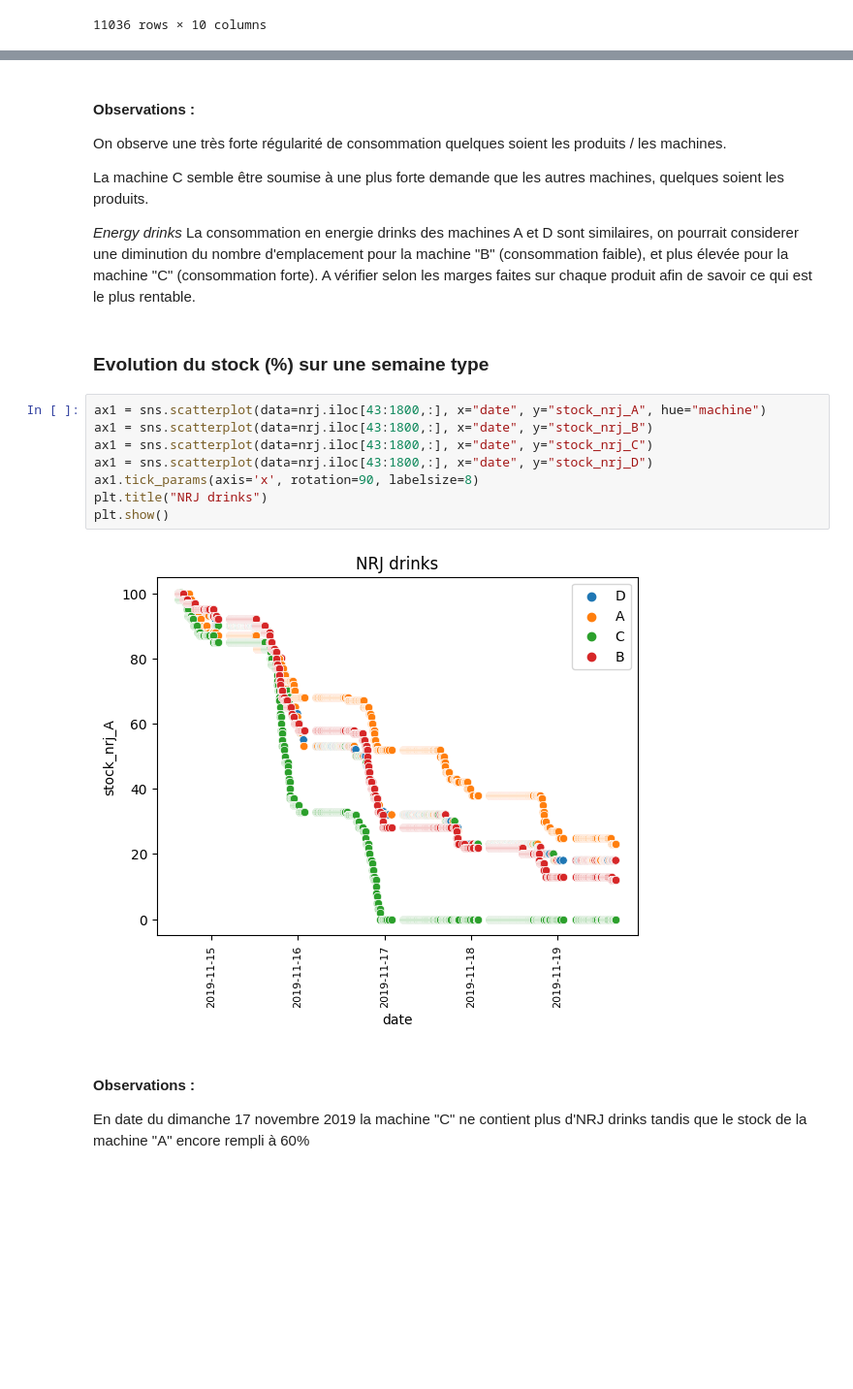
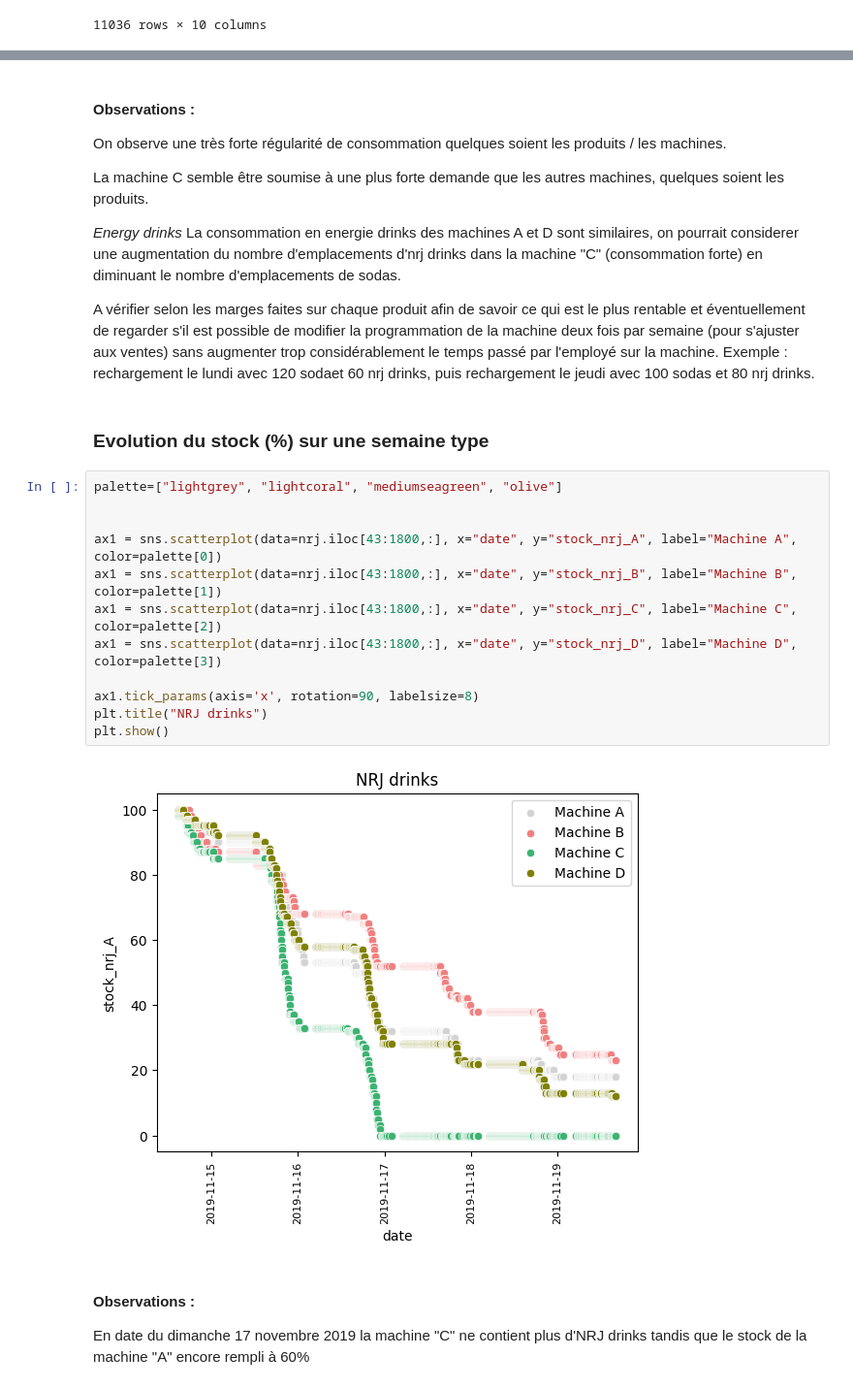
Before and after one commit to manonbay/beverage_dispenser, a Jupyter notebook: W18.Distributeur_boissons_3.ipynb, the cells around one changed output, grey strips where cells are left out. Shown at 97% size. Saved outputs shown, nothing was run; the diff lists cells and outputs as text; blank space fills up the shorter version.

```diff
--- a/W18.Distributeur_boissons_3.ipynb
+++ b/W18.Distributeur_boissons_3.ipynb
@@ -463,21 +488,28 @@ On observe une très forte régularité de consommation quelques soient les prod
 La machine C semble être soumise à une plus forte demande que les autres machines, quelques soient les produits.
 
 *Energy drinks*
-La consommation en energie drinks des machines A et D sont similaires, on pourrait considerer une diminution du nombre d'emplacement
-pour la machine "B" (consommation faible), et plus élevée pour la machine "C" (consommation forte). A vérifier selon les marges faites sur chaque produit
-afin de savoir ce qui est le plus rentable.
+La consommation en energie drinks des machines A et D sont similaires, on pourrait considerer une augmentation du nombre d'emplacements d'nrj drinks
+dans la machine "C" (consommation forte) en diminuant le nombre d'emplacements de sodas.
+
+A vérifier selon les marges faites sur chaque produit afin de savoir ce qui est le plus rentable et éventuellement de regarder s'il est
+possible de modifier la programmation de la machine deux fois par semaine (pour s'ajuster aux ventes) sans augmenter trop considérablement le
+temps passé par l'employé sur la machine. Exemple : rechargement le lundi avec 120 sodaet 60 nrj drinks, puis rechargement le jeudi avec 100 sodas et 80 nrj drinks.
 # %% [markdown]
 ### Evolution du stock (%) sur une semaine type
 # %%
-ax1 = sns.scatterplot(data=nrj.iloc[43:1800,:], x="date", y="stock_nrj_A", hue="machine")
-ax1 = sns.scatterplot(data=nrj.iloc[43:1800,:], x="date", y="stock_nrj_B")
-ax1 = sns.scatterplot(data=nrj.iloc[43:1800,:], x="date", y="stock_nrj_C")
-ax1 = sns.scatterplot(data=nrj.iloc[43:1800,:], x="date", y="stock_nrj_D")
+palette=["lightgrey", "lightcoral", "mediumseagreen", "olive"]
+
+
+ax1 = sns.scatterplot(data=nrj.iloc[43:1800,:], x="date", y="stock_nrj_A", label="Machine A", color=palette[0])
+ax1 = sns.scatterplot(data=nrj.iloc[43:1800,:], x="date", y="stock_nrj_B", label="Machine B", color=palette[1])
+ax1 = sns.scatterplot(data=nrj.iloc[43:1800,:], x="date", y="stock_nrj_C", label="Machine C", color=palette[2])
+ax1 = sns.scatterplot(data=nrj.iloc[43:1800,:], x="date", y="stock_nrj_D", label="Machine D", color=palette[3])
+
 ax1.tick_params(axis='x', rotation=90, labelsize=8)
 plt.title("NRJ drinks")
 plt.show()
 # %% [output]
-[figure, old version]
+[figure, new version]
 # %% [markdown]
 #### Observations :
 En date du dimanche 17 novembre 2019 la machine "C" ne contient plus d'NRJ drinks tandis que le stock de la machine "A" encore rempli à 60%
```
Also changed, not shown: parts of 12 cells of this notebook.
